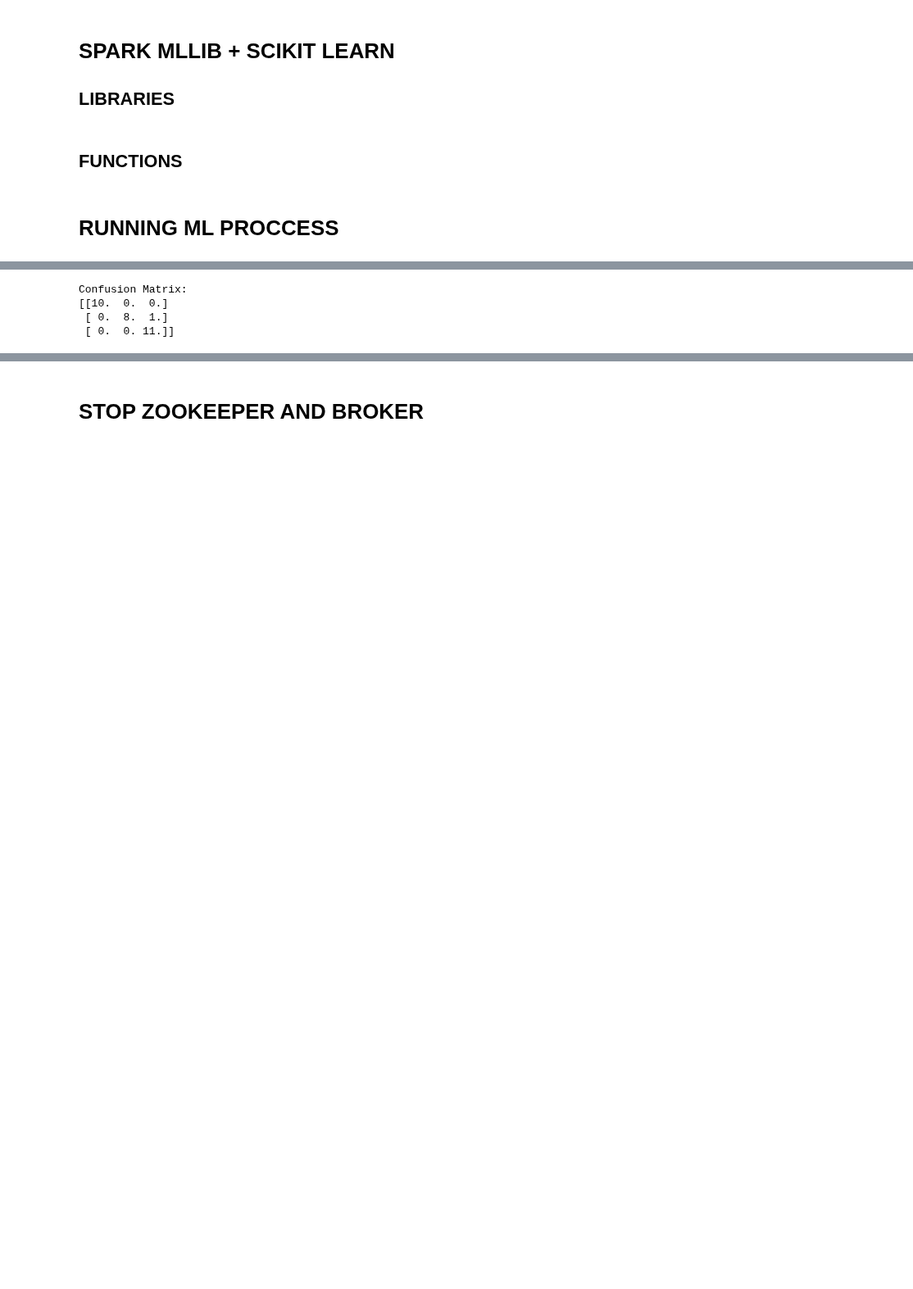
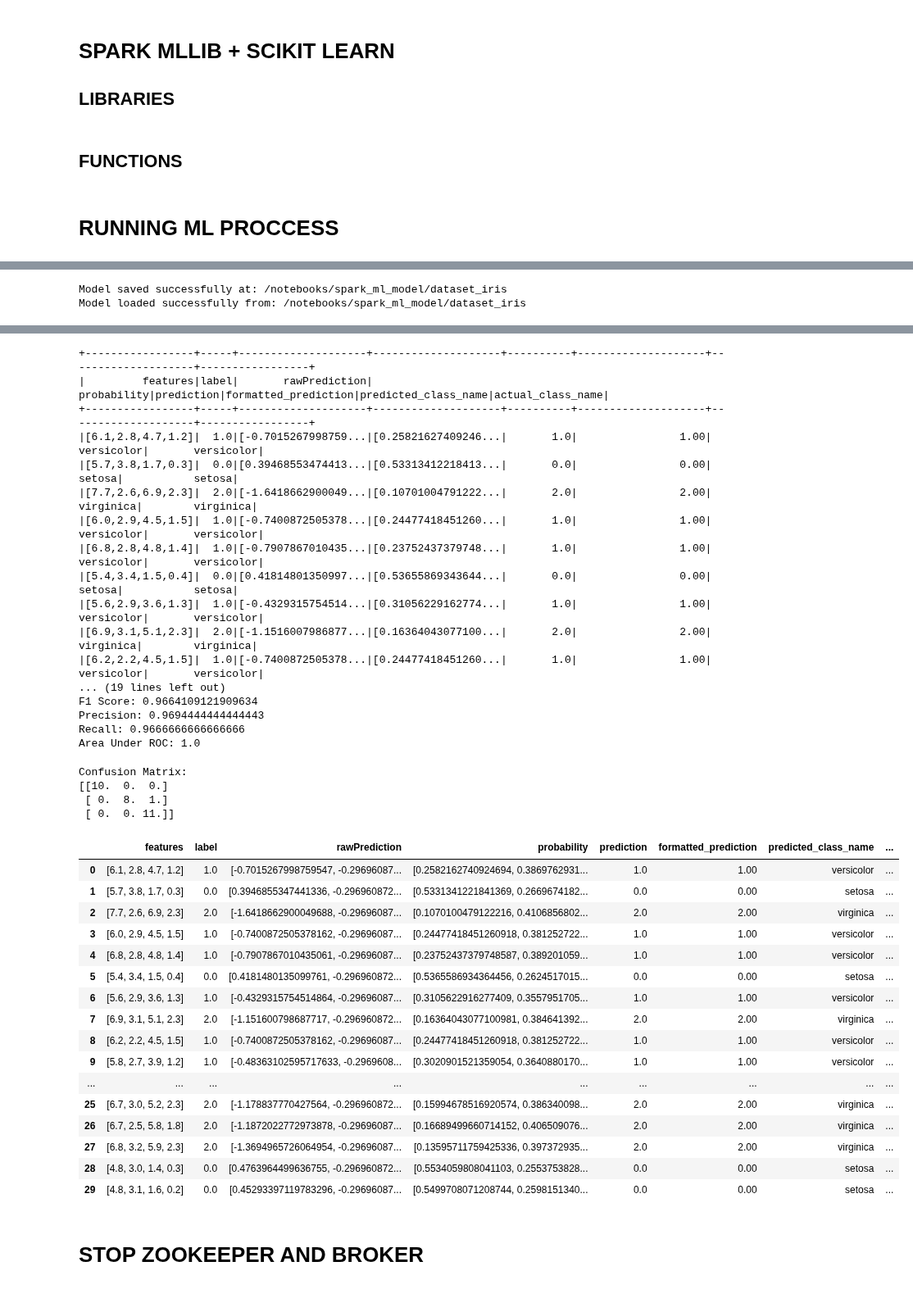
Before and after one commit to JorgeCardona/recursos, a Jupyter notebook: docker_hub/jupyterlab_multilanguages_dockerfile/Spark-Kafka-Confluence-Batch-Streaming-MlLib.ipynb, the cells around one changed output, grey strips where cells are left out. Shown at 82% size. Cells and saved outputs as stored; diff of their text form; code cells hidden in the pictures; blank space fills up the shorter version.

Commit message:
updated notebook spark mllib

```diff
--- a/docker_hub/jupyterlab_multilanguages_dockerfile/Spark-Kafka-Confluence-Batch-Streaming-MlLib.ipynb
+++ b/docker_hub/jupyterlab_multilanguages_dockerfile/Spark-Kafka-Confluence-Batch-Streaming-MlLib.ipynb
@@ -1606,18 +2138,33 @@ spark_ml_session = create_spark_session()
 data_features, target_classes = load_dataset()
 
 # Step 3: Split the dataset into training and testing sets
-(data_features_train_splitted, data_features_test_splitted, target_classes_train_splitted, target_classes_test_splitted) = split_dataset_train_testing(data_features, target_classes)
+(
+    data_features_train_splitted,
+    data_features_test_splitted,
+    target_classes_train_splitted,
+    target_classes_test_splitted,
+) = split_dataset_train_testing(data_features, target_classes)
 
 # Step 4: Filter the split datasets
-data_features_train, target_classes_train = get_fileterd_dataset(data_features_train_splitted, target_classes_train_splitted)
-data_features_test, target_classes_test = get_fileterd_dataset(data_features_test_splitted, target_classes_test_splitted)
+data_features_train, target_classes_train = get_filtered_dataset(
+    data_features_train_splitted, target_classes_train_splitted
+)
+data_features_test, target_classes_test = get_filtered_dataset(
+    data_features_test_splitted, target_classes_test_splitted
+)
 
-# Step 5: Create Spark dataframes from the filtered datasets
-train_df = create_spark_dataframe(spark_ml_session, data_features_train, target_classes_train)
-test_df = create_spark_dataframe(spark_ml_session, data_features_test, target_classes_test)
+# Step 5: Create Spark train and avlidation dataframes from the filtered datasets
+# 5.1 Dataset for Training the Model
+train_df = create_spark_dataframe(
+    spark_ml_session, data_features_train, target_classes_train
+)
+# 5.2 Dataset for Validating the Model
+test_df = create_spark_dataframe(
+    spark_ml_session, data_features_test, target_classes_test
+)
 
 # Step 6: Train a machine learning model
-model_trained = create_ml_model(train_df)
+model_trained = create_ml_trained_model(train_df)
 
 # Step 7: Export the trained model to a specified location
 model_path = "/notebooks/spark_ml_model/dataset_iris"
@@ -1660,4 +2203,2 @@ Area Under ROC: 1.0
-Confusion Matrix:
-[[10.  0.  0.]
- [ 0.  8.  1.]
- [ 0.  0. 11.]]
+Model saved successfully at: /notebooks/spark_ml_model/dataset_iris
+Model loaded successfully from: /notebooks/spark_ml_model/dataset_iris
@@ -1681,3 +2205,41 @@ Confusion Matrix:
++-----------------+-----+--------------------+--------------------+----------+--------------------+--------------------+-----------------+
+|         features|label|       rawPrediction|         probability|prediction|formatted_prediction|predicted_class_name|actual_class_name|
++-----------------+-----+--------------------+--------------------+----------+--------------------+--------------------+-----------------+
+|[6.1,2.8,4.7,1.2]|  1.0|[-0.7015267998759...|[0.25821627409246...|       1.0|                1.00|          versicolor|       versicolor|
+|[5.7,3.8,1.7,0.3]|  0.0|[0.39468553474413...|[0.53313412218413...|       0.0|                0.00|              setosa|           setosa|
+|[7.7,2.6,6.9,2.3]|  2.0|[-1.6418662900049...|[0.10701004791222...|       2.0|                2.00|           virginica|        virginica|
+|[6.0,2.9,4.5,1.5]|  1.0|[-0.7400872505378...|[0.24477418451260...|       1.0|                1.00|          versicolor|       versicolor|
+|[6.8,2.8,4.8,1.4]|  1.0|[-0.7907867010435...|[0.23752437379748...|       1.0|                1.00|          versicolor|       versicolor|
+|[5.4,3.4,1.5,0.4]|  0.0|[0.41814801350997...|[0.53655869343644...|       0.0|                0.00|              setosa|           setosa|
+|[5.6,2.9,3.6,1.3]|  1.0|[-0.4329315754514...|[0.31056229162774...|       1.0|                1.00|          versicolor|       versicolor|
+|[6.9,3.1,5.1,2.3]|  2.0|[-1.1516007986877...|[0.16364043077100...|       2.0|                2.00|           virginica|        virginica|
+|[6.2,2.2,4.5,1.5]|  1.0|[-0.7400872505378...|[0.24477418451260...|       1.0|                1.00|          versicolor|       versicolor|
+... (19 lines left out)
+F1 Score: 0.9664109121909634
+Precision: 0.9694444444444443
+Recall: 0.9666666666666666
+Area Under ROC: 1.0
+Confusion Matrix:
+[[10.  0.  0.]
+ [ 0.  8.  1.]
+ [ 0.  0. 11.]]
+|  | features | label | rawPrediction | probability | prediction | formatted_prediction | predicted_class_name | ... |
+| 0 | [6.1, 2.8, 4.7, 1.2] | 1.0 | [-0.7015267998759547, -0.29696087... | [0.2582162740924694, 0.3869762931... | 1.0 | 1.00 | versicolor | ... |
+| 1 | [5.7, 3.8, 1.7, 0.3] | 0.0 | [0.3946855347441336, -0.296960872... | [0.5331341221841369, 0.2669674182... | 0.0 | 0.00 | setosa | ... |
+| 2 | [7.7, 2.6, 6.9, 2.3] | 2.0 | [-1.6418662900049688, -0.29696087... | [0.1070100479122216, 0.4106856802... | 2.0 | 2.00 | virginica | ... |
+| 3 | [6.0, 2.9, 4.5, 1.5] | 1.0 | [-0.7400872505378162, -0.29696087... | [0.24477418451260918, 0.381252722... | 1.0 | 1.00 | versicolor | ... |
+| 4 | [6.8, 2.8, 4.8, 1.4] | 1.0 | [-0.7907867010435061, -0.29696087... | [0.23752437379748587, 0.389201059... | 1.0 | 1.00 | versicolor | ... |
+| 5 | [5.4, 3.4, 1.5, 0.4] | 0.0 | [0.4181480135099761, -0.296960872... | [0.5365586934364456, 0.2624517015... | 0.0 | 0.00 | setosa | ... |
+| 6 | [5.6, 2.9, 3.6, 1.3] | 1.0 | [-0.4329315754514864, -0.29696087... | [0.3105622916277409, 0.3557951705... | 1.0 | 1.00 | versicolor | ... |
+| 7 | [6.9, 3.1, 5.1, 2.3] | 2.0 | [-1.151600798687717, -0.296960872... | [0.16364043077100981, 0.384641392... | 2.0 | 2.00 | virginica | ... |
+| 8 | [6.2, 2.2, 4.5, 1.5] | 1.0 | [-0.7400872505378162, -0.29696087... | [0.24477418451260918, 0.381252722... | 1.0 | 1.00 | versicolor | ... |
+| 9 | [5.8, 2.7, 3.9, 1.2] | 1.0 | [-0.48363102595717633, -0.2969608... | [0.3020901521359054, 0.3640880170... | 1.0 | 1.00 | versicolor | ... |
+| ... | ... | ... | ... | ... | ... | ... | ... | ... |
+| 25 | [6.7, 3.0, 5.2, 2.3] | 2.0 | [-1.178837770427564, -0.296960872... | [0.15994678516920574, 0.386340098... | 2.0 | 2.00 | virginica | ... |
+| 26 | [6.7, 2.5, 5.8, 1.8] | 2.0 | [-1.1872022772973878, -0.29696087... | [0.16689499660714152, 0.406509076... | 2.0 | 2.00 | virginica | ... |
+| 27 | [6.8, 3.2, 5.9, 2.3] | 2.0 | [-1.3694965726064954, -0.29696087... | [0.13595711759425336, 0.397372935... | 2.0 | 2.00 | virginica | ... |
+| 28 | [4.8, 3.0, 1.4, 0.3] | 0.0 | [0.4763964499636755, -0.296960872... | [0.5534059808041103, 0.2553753828... | 0.0 | 0.00 | setosa | ... |
+| 29 | [4.8, 3.1, 1.6, 0.2] | 0.0 | [0.45293397119783296, -0.29696087... | [0.5499708071208744, 0.2598151340... | 0.0 | 0.00 | setosa | ... |
 # %% [markdown]
 # STOP ZOOKEEPER AND BROKER
 # %%
```
Also changed, not shown: parts of 10 cells of this notebook.
